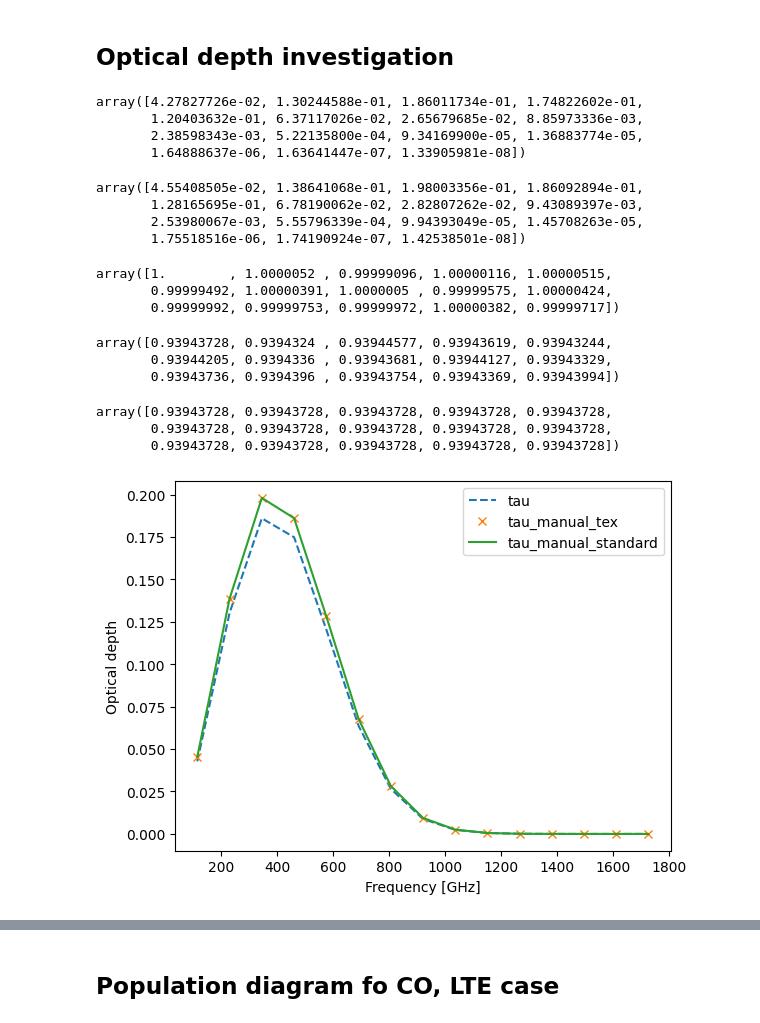
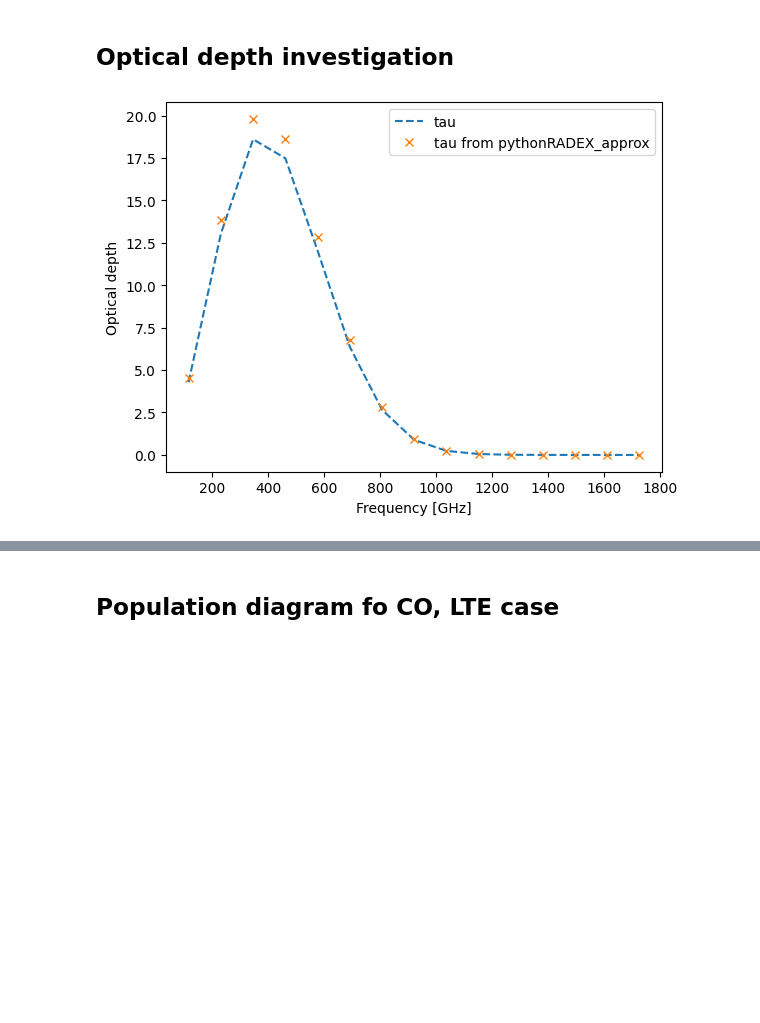
Before and after one commit to aleksej-rodano/phas0052_project, a Jupyter notebook: pythonradex_clean.ipynb, the cells around one changed output, grey strips where cells are left out. Saved outputs shown, nothing was run; the diff lists cells and outputs as text; code cells hidden in the pictures; blank space fills up the shorter version.

```diff
--- a/pythonradex_clean.ipynb
+++ b/pythonradex_clean.ipynb
@@ -62,7 +62,7 @@ cloud = radiative_transfer.Cloud(
 # solve_radiative_transfer()
 # fluxes_of_individual_transitions(solid_angle, transitions)
 # %%
-N = 1e16 / constants.centi**2  # CO column density in m-2
+N = 1e18 / constants.centi**2  # CO column density in m-2
 Tkin = 30  # kinetic temperature in [K]
 
 # collider densities in cm-3:
@@ -287,3 +299,11 @@ data_co = LAMDA_file.read(datafilepath, read_frequencies=True)
 print(data_co.keys())
 # %% [output]
 dict_keys(['levels', 'radiative transitions', 'collisional transitions', 'quantum numbers'])
+# %%
+# Create an instance of myclass
+CO_cloud_instance = myclass(cloud, data_co, N, width_v, Tkin)
+
+# Extract values from the cloud object and the data file, and calculate gamma factor
+TexCo, tauCo, AulCo, BulCo, nu0_arrayCo, EuCo, gCO, gammaCo, NuCo, NlCo, FWHMCO = (
+    CO_cloud_instance.extract_and_calculate(debug=True)
+)
@@ -290,10 +315,8 @@ dict_keys(['levels', 'radiative transitions', 'collisional transitions', 'quantu
+# %%
+# Calculate the optical depth of a transition using the different approaches
+tau_radex, tau_pythonRADEX_approx = CO_cloud_instance.optical_depth()
 # %%
 NUM_TRANSITIONS = 15
-
-# get the values from the cloud object and the data file
-TexCo, tauCo, AulCo, BulCo, nu0_arrayCo, EuCo, gCO, gammaCo, tau_manual_std, tau_manual_tex, NuCo, NlCo, FWHMCO = (
-    extract_and_calculate(cloud, data_co, N, width_v, Tkin)
-)
 
 # Slice the arrays to get only the first NUM_TRANSITIONS transitions
 TexCo = TexCo[:NUM_TRANSITIONS]
@@ -304,6 +327,8 @@ nu0_arrayCo = nu0_arrayCo[:NUM_TRANSITIONS]
 EuCo = EuCo[:NUM_TRANSITIONS]
 gCO = gCO[:NUM_TRANSITIONS]
 gammaCo = gammaCo[:NUM_TRANSITIONS]
-tau_manual_std = tau_manual_std[:NUM_TRANSITIONS]
-tau_manual_tex = tau_manual_tex[:NUM_TRANSITIONS]
 NuCo = NuCo[:NUM_TRANSITIONS]
+
+# Slice tau arrays
+tau_radex = tau_radex[:NUM_TRANSITIONS]
+tau_pythonRADEX_approx = tau_pythonRADEX_approx[:NUM_TRANSITIONS]
@@ -326,50 +344,18 @@ fluxCo = cloud.fluxes_of_individual_transitions(transitions=None, solid_angle=so
 fluxCo = fluxCo[:NUM_TRANSITIONS]
 # %% [markdown]
 ## Optical depth investigation
-# %%
-tauCo
-# %% [output]
-array([4.27827726e-02, 1.30244588e-01, 1.86011734e-01, 1.74822602e-01,
-       1.20403632e-01, 6.37117026e-02, 2.65679685e-02, 8.85973336e-03,
-       2.38598343e-03, 5.22135800e-04, 9.34169900e-05, 1.36883774e-05,
-       1.64888637e-06, 1.63641447e-07, 1.33905981e-08])
-# %%
-tau_manual_std
-# %% [output]
-array([4.55408505e-02, 1.38641068e-01, 1.98003356e-01, 1.86092894e-01,
-       1.28165695e-01, 6.78190062e-02, 2.82807262e-02, 9.43089397e-03,
-       2.53980067e-03, 5.55796339e-04, 9.94393049e-05, 1.45708263e-05,
-       1.75518516e-06, 1.74190924e-07, 1.42538501e-08])
-# %%
-tau_manual_tex / tau_manual_std
-# %% [output]
-array([1.        , 1.0000052 , 0.99999096, 1.00000116, 1.00000515,
-       0.99999492, 1.00000391, 1.0000005 , 0.99999575, 1.00000424,
-       0.99999992, 0.99999753, 0.99999972, 1.00000382, 0.99999717])
-# %%
-tauCo / tau_manual_tex
-# %% [output]
-array([0.93943728, 0.9394324 , 0.93944577, 0.93943619, 0.93943244,
-       0.93944205, 0.9394336 , 0.93943681, 0.93944127, 0.93943329,
-       0.93943736, 0.9394396 , 0.93943754, 0.93943369, 0.93943994])
-# %%
-tauCo / tau_manual_std
-# %% [output]
-array([0.93943728, 0.93943728, 0.93943728, 0.93943728, 0.93943728,
-       0.93943728, 0.93943728, 0.93943728, 0.93943728, 0.93943728,
-       0.93943728, 0.93943728, 0.93943728, 0.93943728, 0.93943728])
 # %%
 # plot the optical depth
 plt.plot(nu0_arrayCo / constants.giga, tauCo, "--", label="tau")
-plt.plot(nu0_arrayCo / constants.giga, tau_manual_tex, "x", label="tau_manual_tex")
-plt.plot(nu0_arrayCo / constants.giga, tau_manual_std, label="tau_manual_standard")
+plt.plot(nu0_arrayCo / constants.giga, tau_pythonRADEX_approx, "x", label="tau from pythonRADEX_approx")
+# plt.plot(nu0_arrayCo / constants.giga, tau_manual_std, label="tau_manual_standard")
 
 
 plt.xlabel("Frequency [GHz]")
 plt.ylabel("Optical depth")
 plt.legend()
 plt.show()
 # %% [output]
-[figure, old version]
+[figure, new version]
 # %%
 # plot the difference between the two methods
```
Also changed, not shown: parts of 31 cells of this notebook, 1 other file.
